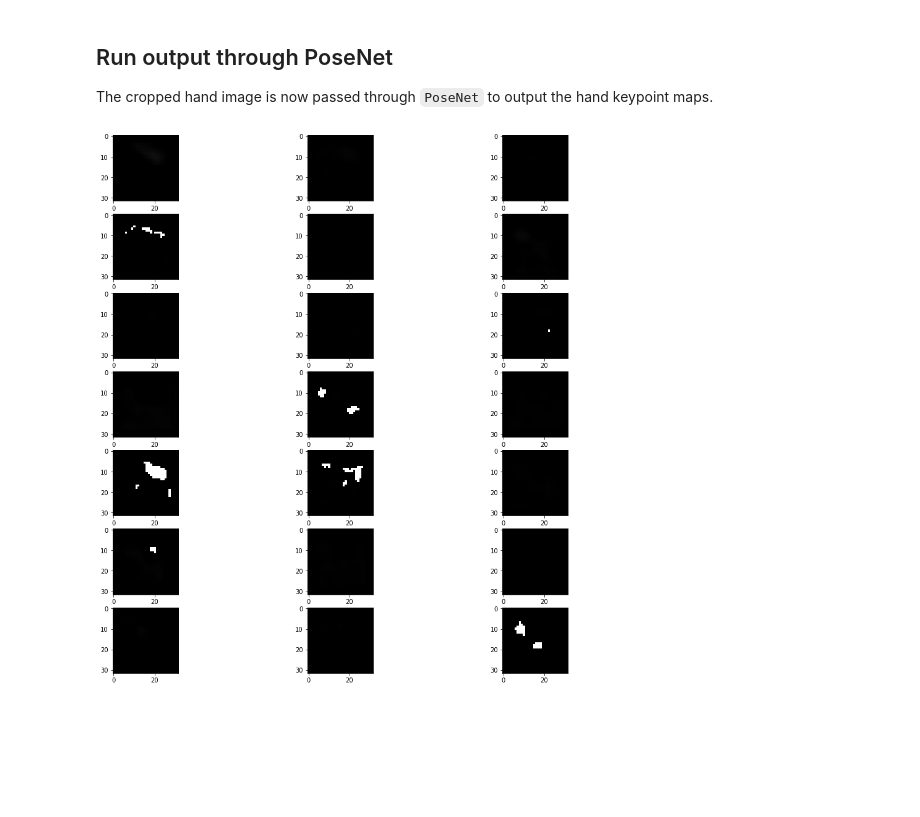
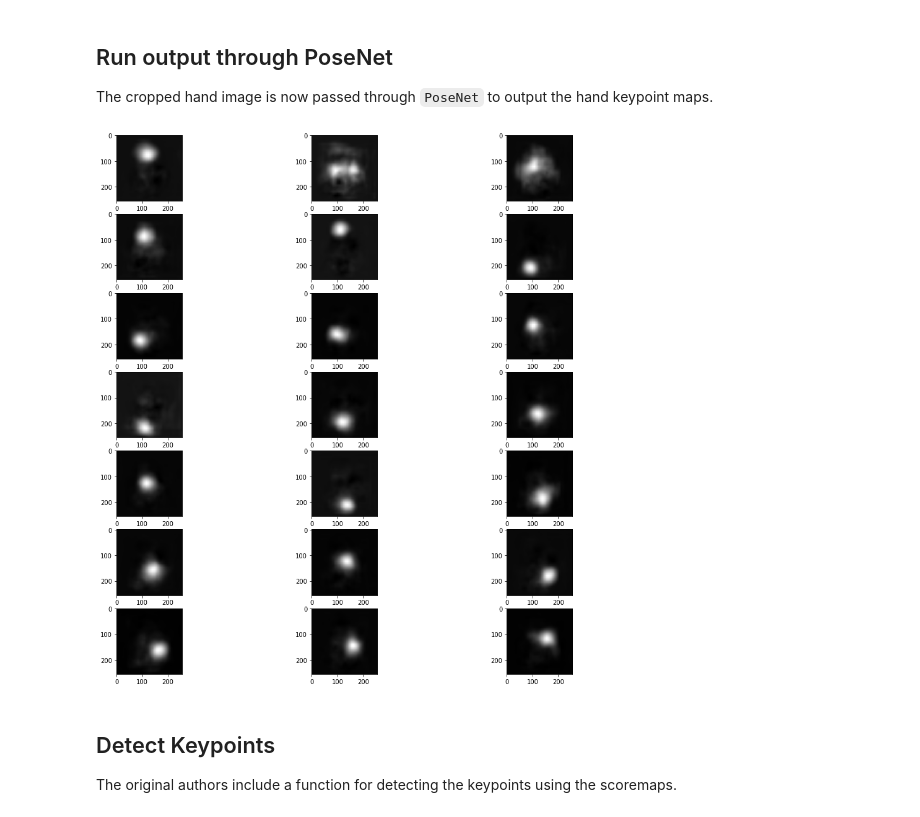
Before and after one commit to ajdillhoff/colorhandpose3d-pytorch, a Jupyter notebook: notebooks/posenet_demo.ipynb, the cells around one changed output. Cells and saved outputs as stored; diff of their text form; code cells hidden in the pictures; blank space fills up the shorter version.

Commit message:
Finished demo for PoseNet.

```diff
--- a/notebooks/posenet_demo.ipynb
+++ b/notebooks/posenet_demo.ipynb
@@ -121,11 +120,18 @@ def visualize_heatmaps(heatmaps):
         img_col = i % 3
 
         heatmap = heatmaps[i].unsqueeze(0)
+        # normalize
+        heatmap = (heatmap - heatmap.min()) / (heatmap.max() - heatmap.min())
         heatmap = t(heatmap)
 
         axes[img_row, img_col].imshow(heatmap)
-# %%
-pose_out = posenet(image_crop)
-visualize_heatmaps(pose_out[0])
-# %% [output]
-[figure, removed]
+# %%
+pose_out = posenet(sample_crop)
+heatmaps = F.interpolate(pose_out, 256, mode='bilinear', align_corners=False)
+visualize_heatmaps(heatmaps[0])
+# %% [output]
+[figure, added]
+# %% [markdown]
+## Detect Keypoints
+
+The original authors include a function for detecting the keypoints using the scoremaps.
```
Also changed, not shown: parts of 4 cells of this notebook, 1 other file.
